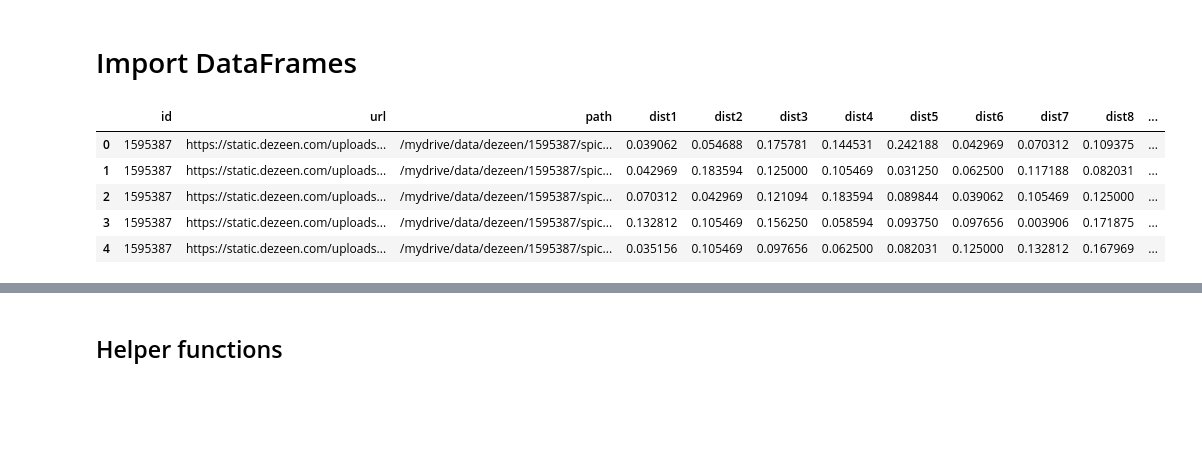
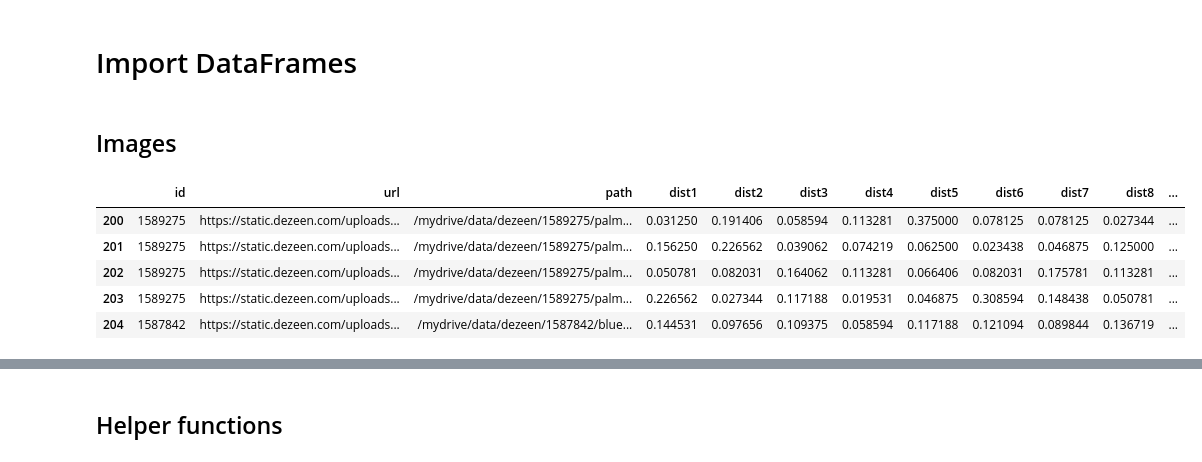
Before and after one commit to rickkk856/dezeenAI, a Jupyter notebook: 5_SearchEngine.ipynb, the cells around one changed output, grey strips where cells are left out. Saved outputs shown, nothing was run; the diff lists cells and outputs as text; code cells hidden in the pictures; blank space fills up the shorter version.

```diff
--- a/5_SearchEngine.ipynb
+++ b/5_SearchEngine.ipynb
@@ -50,13 +53,15 @@ import sys
 # import os
 # %% [markdown]
 # Import DataFrames
+# %% [markdown]
+## Images
 # %%
-df = pd.read_csv('files/images_objectsbasic.csv', index_col=0)
-df.head()
+images_df = pd.read_csv('files/images_objectsbasic.csv', index_col=0)
+images_df[200:205]
 # %% [output]
 |  | id | url | path | dist1 | dist2 | dist3 | dist4 | dist5 | dist6 | dist7 | dist8 | ... |
-| 0 | 1595387 | https://static.dezeen.com/uploads... | /mydrive/data/dezeen/1595387/spic... | 0.039062 | 0.054688 | 0.175781 | 0.144531 | 0.242188 | 0.042969 | 0.070312 | 0.109375 | ... |
-| 1 | 1595387 | https://static.dezeen.com/uploads... | /mydrive/data/dezeen/1595387/spic... | 0.042969 | 0.183594 | 0.125000 | 0.105469 | 0.031250 | 0.062500 | 0.117188 | 0.082031 | ... |
-| 2 | 1595387 | https://static.dezeen.com/uploads... | /mydrive/data/dezeen/1595387/spic... | 0.070312 | 0.042969 | 0.121094 | 0.183594 | 0.089844 | 0.039062 | 0.105469 | 0.125000 | ... |
-| 3 | 1595387 | https://static.dezeen.com/uploads... | /mydrive/data/dezeen/1595387/spic... | 0.132812 | 0.105469 | 0.156250 | 0.058594 | 0.093750 | 0.097656 | 0.003906 | 0.171875 | ... |
-| 4 | 1595387 | https://static.dezeen.com/uploads... | /mydrive/data/dezeen/1595387/spic... | 0.035156 | 0.105469 | 0.097656 | 0.062500 | 0.082031 | 0.125000 | 0.132812 | 0.167969 | ... |
+| 200 | 1589275 | https://static.dezeen.com/uploads... | /mydrive/data/dezeen/1589275/palm... | 0.031250 | 0.191406 | 0.058594 | 0.113281 | 0.375000 | 0.078125 | 0.078125 | 0.027344 | ... |
+| 201 | 1589275 | https://static.dezeen.com/uploads... | /mydrive/data/dezeen/1589275/palm... | 0.156250 | 0.226562 | 0.039062 | 0.074219 | 0.062500 | 0.023438 | 0.046875 | 0.125000 | ... |
+| 202 | 1589275 | https://static.dezeen.com/uploads... | /mydrive/data/dezeen/1589275/palm... | 0.050781 | 0.082031 | 0.164062 | 0.113281 | 0.066406 | 0.082031 | 0.175781 | 0.113281 | ... |
+| 203 | 1589275 | https://static.dezeen.com/uploads... | /mydrive/data/dezeen/1589275/palm... | 0.226562 | 0.027344 | 0.117188 | 0.019531 | 0.046875 | 0.308594 | 0.148438 | 0.050781 | ... |
+| 204 | 1587842 | https://static.dezeen.com/uploads... | /mydrive/data/dezeen/1587842/blue... | 0.144531 | 0.097656 | 0.109375 | 0.058594 | 0.117188 | 0.121094 | 0.089844 | 0.136719 | ... |
```
Also changed, not shown: parts of 14 cells of this notebook, 3 other files.
